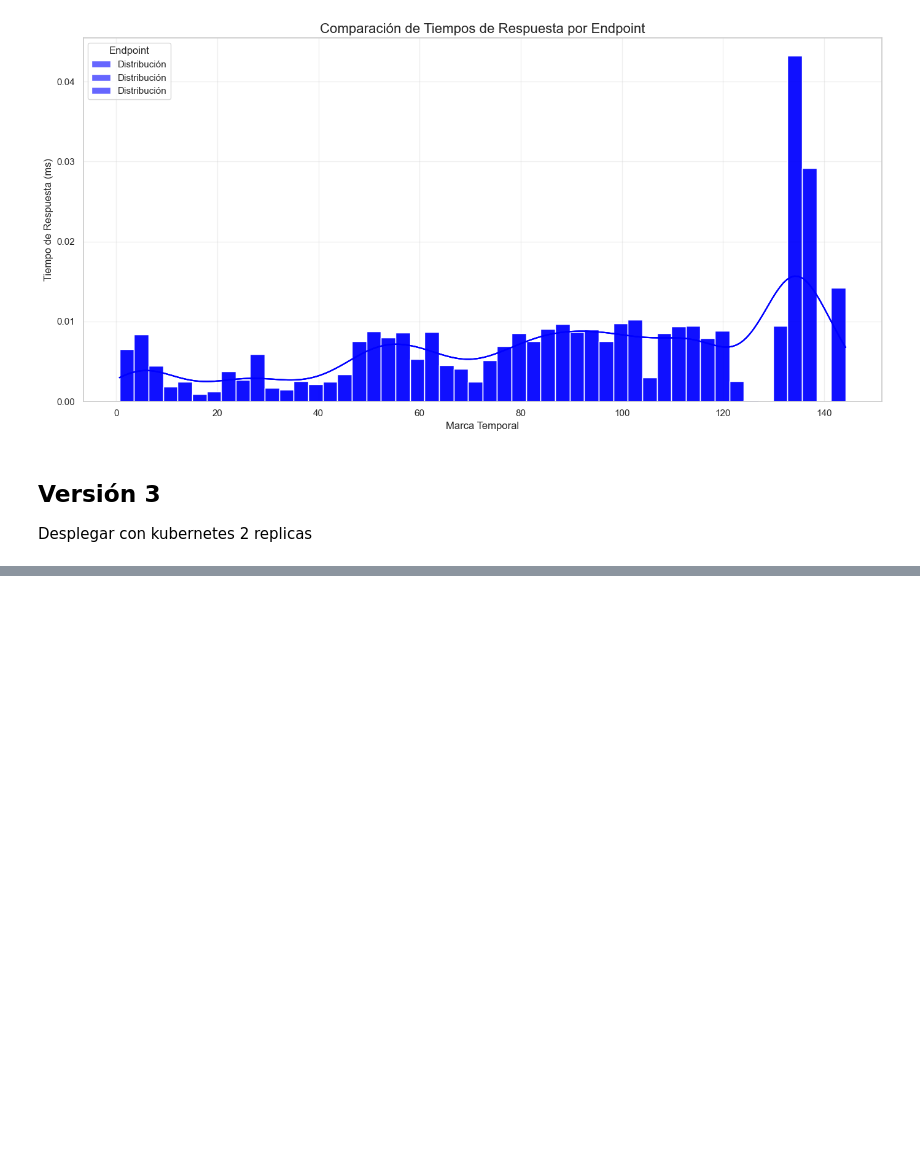
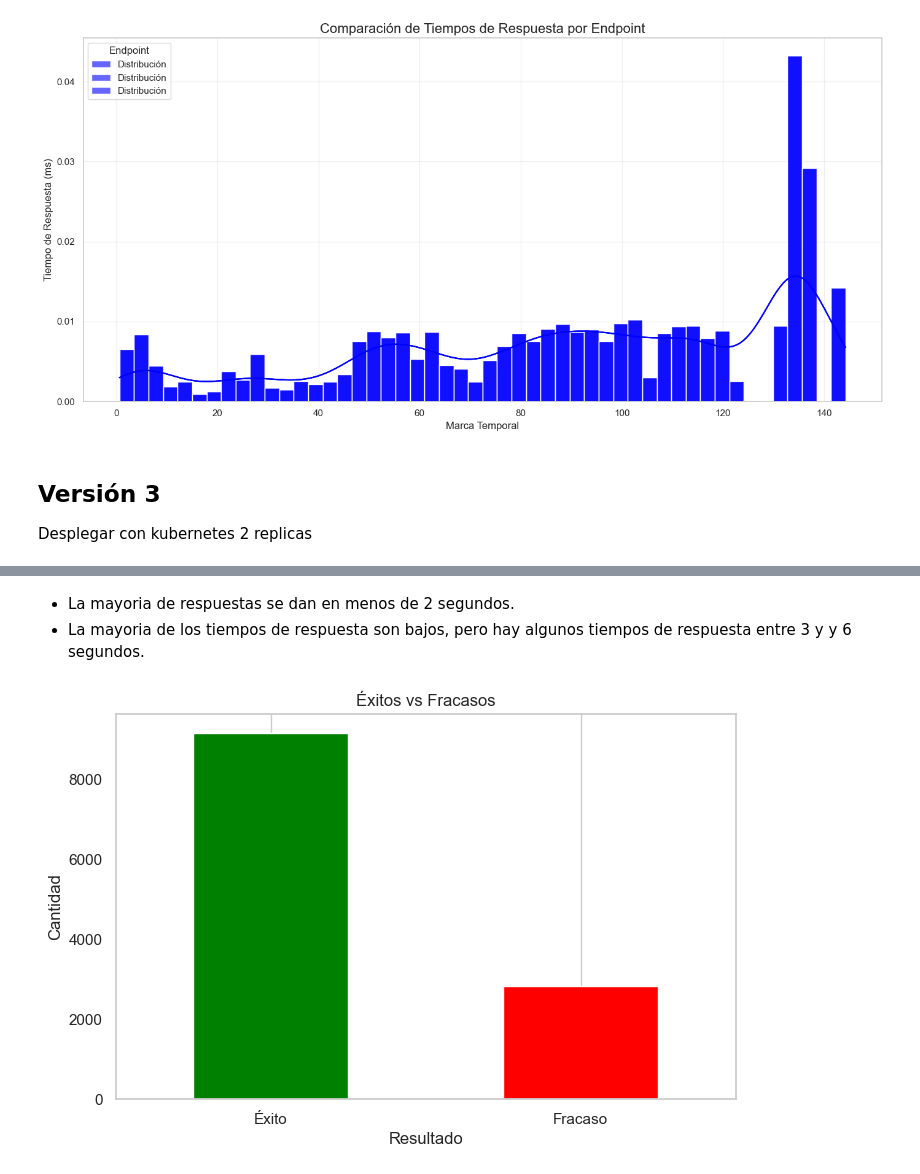
Before and after one commit to JulianCastillo14/Estudio-de-Rendimiento-Backend-en-OPAR, a Jupyter notebook: Estudio_de_Rendimiento_Backend_en_OPAR.ipynb, the cells around one changed output, grey strips where cells are left out. Cells and saved outputs as stored; diff of their text form; code cells hidden in the pictures; blank space fills up the shorter version.

```diff
--- a/Estudio_de_Rendimiento_Backend_en_OPAR.ipynb
+++ b/Estudio_de_Rendimiento_Backend_en_OPAR.ipynb
@@ -572,0 +582,16 @@ Desplegar con kubernetes 4 replicas agregando monitoreo de prometheus y visualiz
+# %% [markdown]
+- La mayoria de respuestas se dan en menos de 2 segundos.
+- La mayoria de los tiempos de respuesta son bajos, pero hay algunos tiempos de respuesta entre 3 y y 6 segundos.
+# %%
+success_counts = data['success'].value_counts()
+
+plt.figure(figsize=(8, 5))
+success_counts.plot(kind='bar', color=['green', 'red'])
+plt.title('Éxitos vs Fracasos')
+plt.xlabel('Resultado')
+plt.ylabel('Cantidad')
+plt.xticks(ticks=[0, 1], labels=['Éxito', 'Fracaso'], rotation=0)
+plt.grid(axis='y')
+plt.show()
+# %% [output]
+[figure, added]
```
Also changed, not shown: parts of 56 cells of this notebook, 20 other files.
